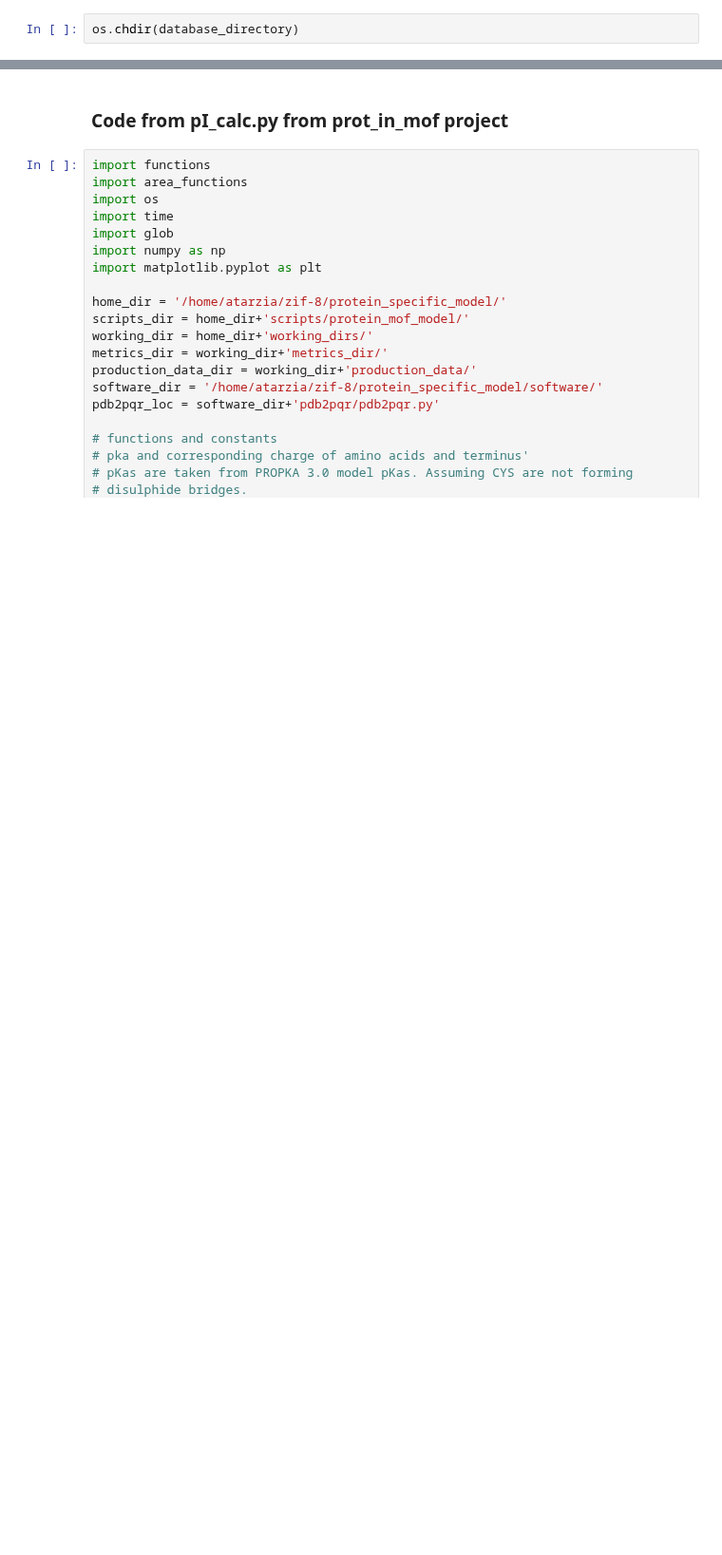
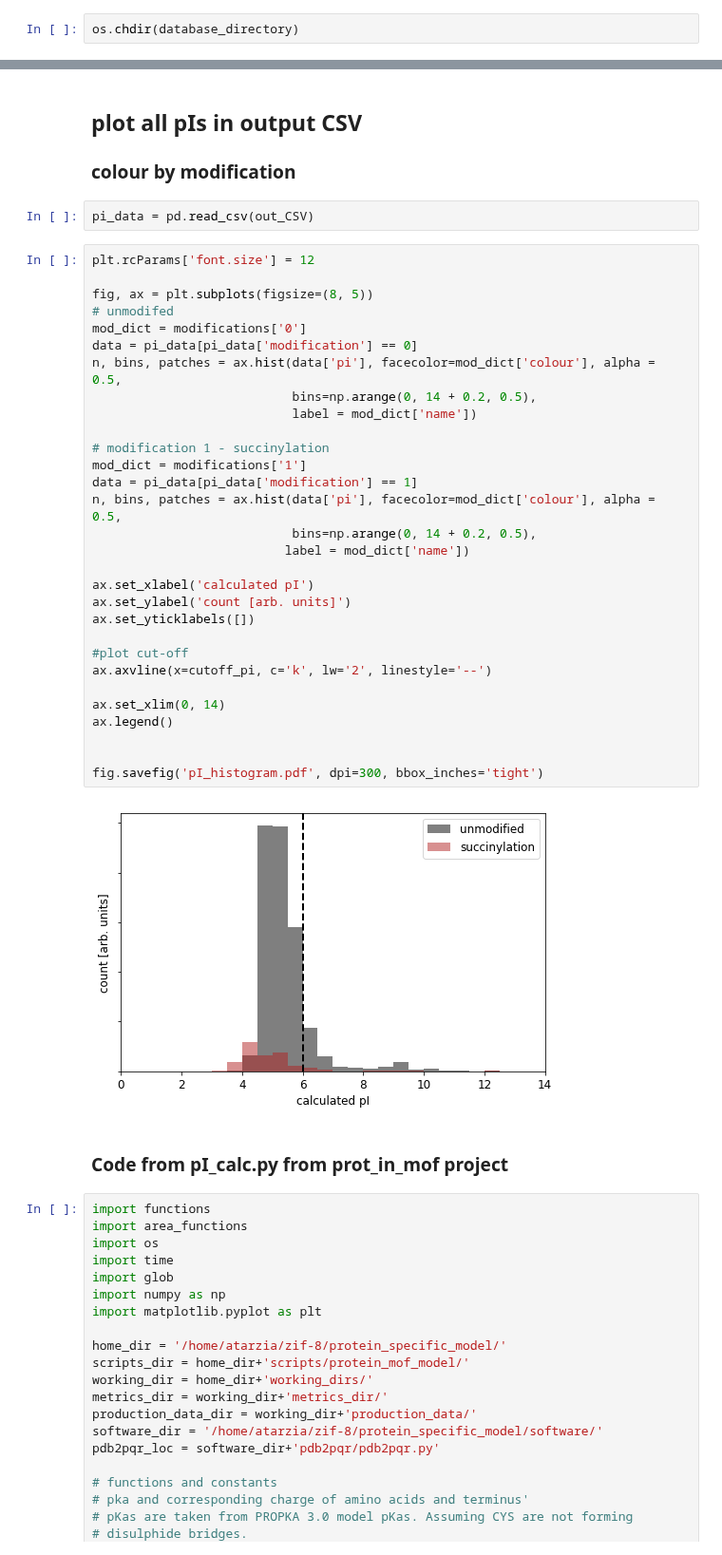
Before and after one commit to andrewtarzia/enzyme_screen, a Jupyter notebook: pi_screening_testing.ipynb, the cells around one changed output, grey strips where cells are left out. Shown at 95% size. Saved outputs shown, nothing was run; the diff lists cells and outputs as text; blank space fills up the shorter version.

Commit message:
Completed pI screening code and outputting + plotting. Included modifications even though DSSP requires structural information. This needs attention.

```diff
--- a/pi_screening_testing.ipynb
+++ b/pi_screening_testing.ipynb
@@ -99,3 +226,40 @@ Seq('MMSKIDLDISNLPDTTISVREVFGIDTDLRVPAYSKGDAYVPDLDPDYLFDRET...ATA', SingleLetter
+# %% [markdown]
+## plot all pIs in output CSV
+### colour by modification
+# %%
+pi_data = pd.read_csv(out_CSV)
+# %%
+plt.rcParams['font.size'] = 12
+
+fig, ax = plt.subplots(figsize=(8, 5))
+# unmodifed
+mod_dict = modifications['0']
+data = pi_data[pi_data['modification'] == 0]
+n, bins, patches = ax.hist(data['pi'], facecolor=mod_dict['colour'], alpha = 0.5,
+                           bins=np.arange(0, 14 + 0.2, 0.5),
+                           label = mod_dict['name'])
+
+# modification 1 - succinylation
+mod_dict = modifications['1']
+data = pi_data[pi_data['modification'] == 1]
+n, bins, patches = ax.hist(data['pi'], facecolor=mod_dict['colour'], alpha = 0.5,
+                           bins=np.arange(0, 14 + 0.2, 0.5),
+                          label = mod_dict['name'])
+
+ax.set_xlabel('calculated pI')
+ax.set_ylabel('count [arb. units]')
+ax.set_yticklabels([])
+
+#plot cut-off
+ax.axvline(x=cutoff_pi, c='k', lw='2', linestyle='--')
+
+ax.set_xlim(0, 14)
+ax.legend()
+
+
+fig.savefig('pI_histogram.pdf', dpi=300, bbox_inches='tight')
+# %% [output]
+[figure, added]
 # %% [markdown]
 ### Code from pI_calc.py from prot_in_mof project
 # %%
```
Also changed, not shown: parts of 11 cells of this notebook.
